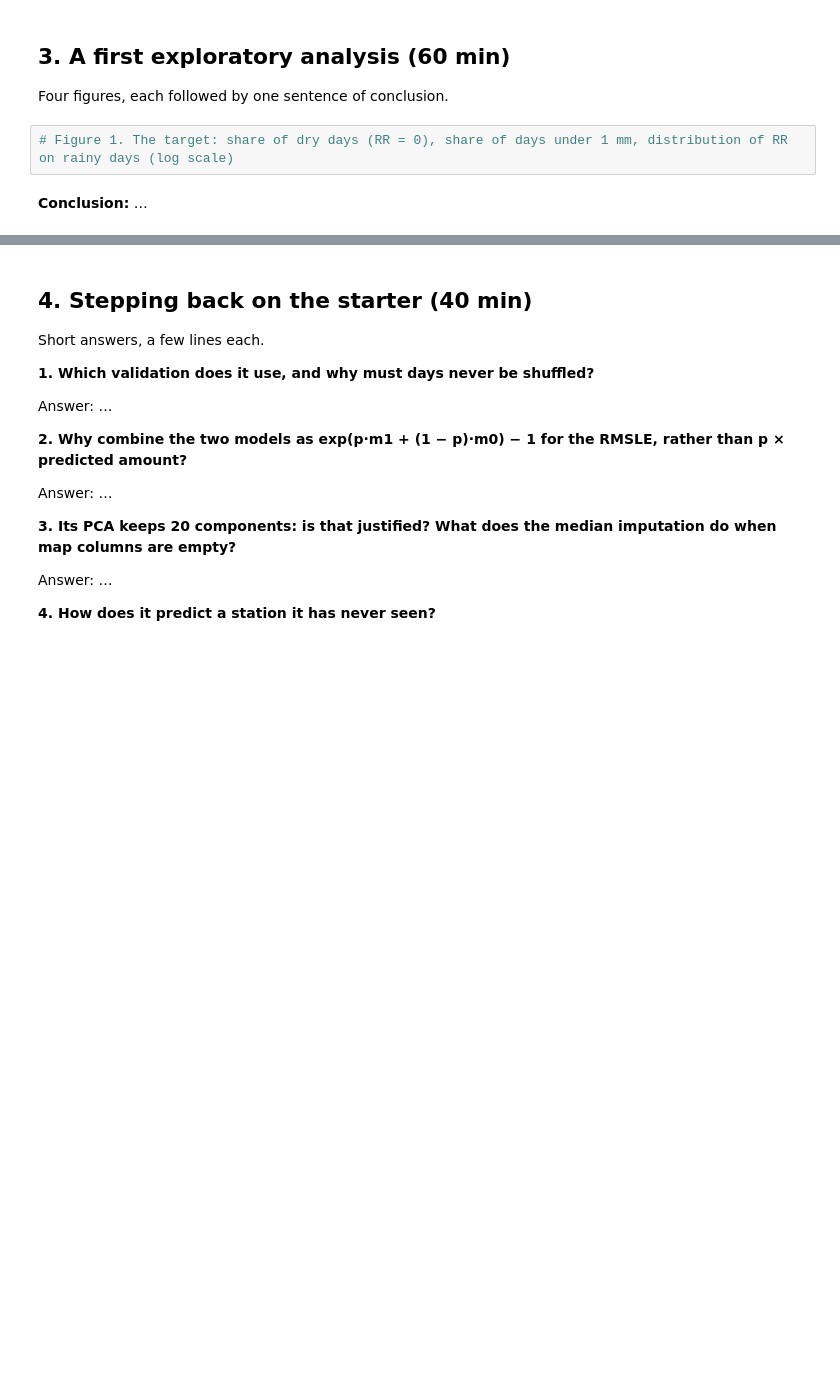
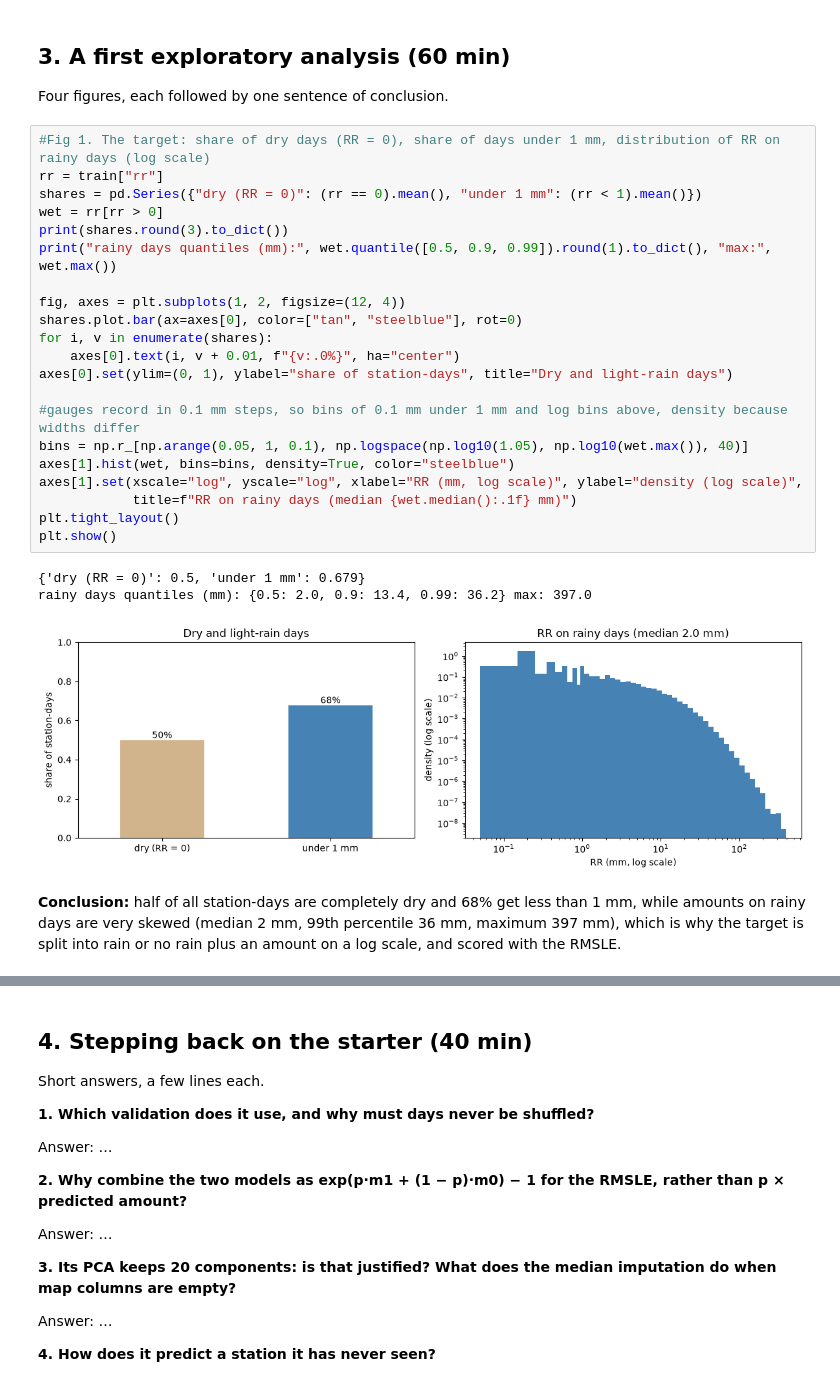
Before and after one commit to GabDestal/ML_Kaggle_Competition, a Jupyter notebook: session1_checkpoint.ipynb, the cells around one changed output, grey strips where cells are left out. Drawn from its saved outputs; the diff is of its cells as text; blank space fills up the shorter version.

```diff
--- a/session1_checkpoint.ipynb
+++ b/session1_checkpoint.ipynb
@@ -122,7 +155,30 @@ Answer: the test set covers all 1,660 stations in `stations.csv`. 203 of them (1
 
 Four figures, each followed by one sentence of conclusion.
 # %%
-# Figure 1. The target: share of dry days (RR = 0), share of days under 1 mm, distribution of RR on rainy days (log scale)
+#Fig 1. The target: share of dry days (RR = 0), share of days under 1 mm, distribution of RR on rainy days (log scale)
+rr = train["rr"]
+shares = pd.Series({"dry (RR = 0)": (rr == 0).mean(), "under 1 mm": (rr < 1).mean()})
+wet = rr[rr > 0]
+print(shares.round(3).to_dict())
+print("rainy days quantiles (mm):", wet.quantile([0.5, 0.9, 0.99]).round(1).to_dict(), "max:", wet.max())
+
+fig, axes = plt.subplots(1, 2, figsize=(12, 4))
+shares.plot.bar(ax=axes[0], color=["tan", "steelblue"], rot=0)
+for i, v in enumerate(shares):
+    axes[0].text(i, v + 0.01, f"{v:.0%}", ha="center")
+axes[0].set(ylim=(0, 1), ylabel="share of station-days", title="Dry and light-rain days")
+
+#gauges record in 0.1 mm steps, so bins of 0.1 mm under 1 mm and log bins above, density because widths differ
+bins = np.r_[np.arange(0.05, 1, 0.1), np.logspace(np.log10(1.05), np.log10(wet.max()), 40)]
+axes[1].hist(wet, bins=bins, density=True, color="steelblue")
+axes[1].set(xscale="log", yscale="log", xlabel="RR (mm, log scale)", ylabel="density (log scale)",
+            title=f"RR on rainy days (median {wet.median():.1f} mm)")
+plt.tight_layout()
+plt.show()
+# %% [output]
+{'dry (RR = 0)': 0.5, 'under 1 mm': 0.679}
+rainy days quantiles (mm): {0.5: 2.0, 0.9: 13.4, 0.99: 36.2} max: 397.0
+[figure, added]
 # %% [markdown]
-**Conclusion:** …
+**Conclusion:** half of all station-days are completely dry and 68% get less than 1 mm, while amounts on rainy days are very skewed (median 2 mm, 99th percentile 36 mm, maximum 397 mm), which is why the target is split into rain or no rain plus an amount on a log scale, and scored with the RMSLE.
 # %%
```
Also changed, not shown: parts of 10 cells of this notebook, 2 other files.
